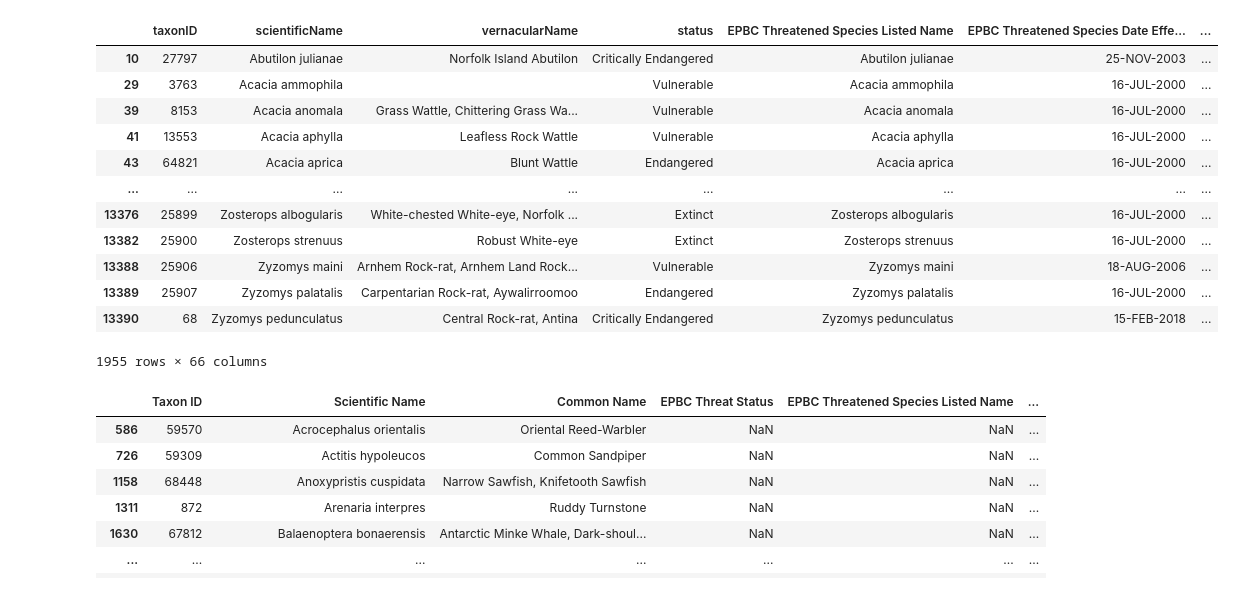
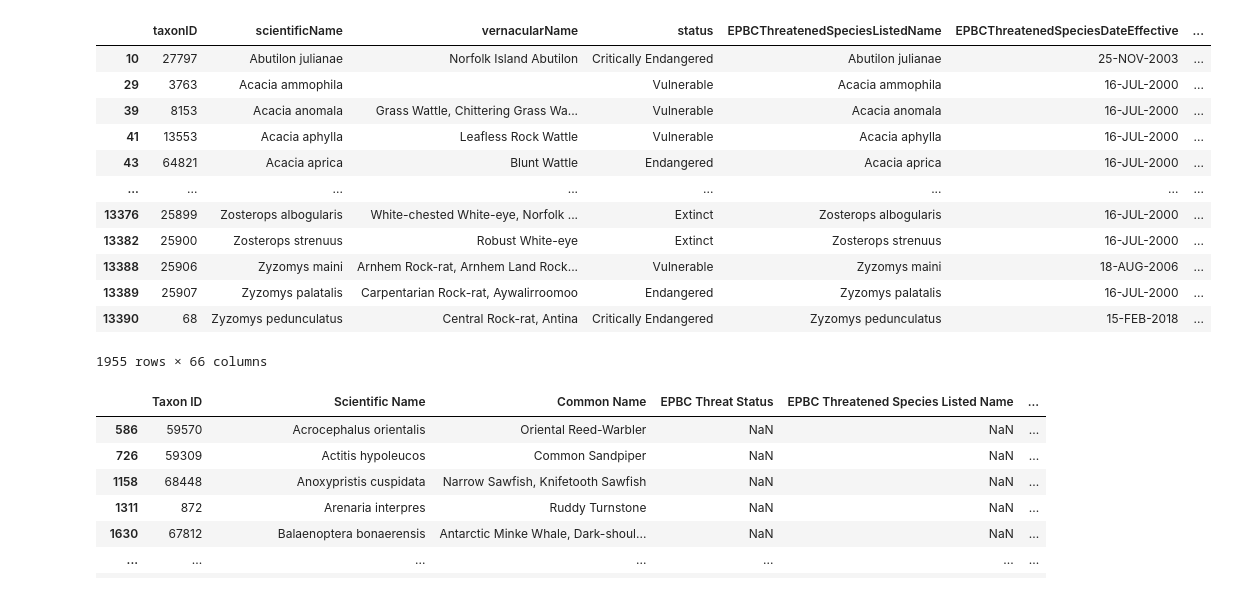
Before and after one commit to AtlasOfLivingAustralia/authoritative-lists, a Jupyter notebook: source-code/py-notebook/EPBC-list.ipynb, the cells around one changed output. Saved outputs shown, nothing was run; the diff lists cells and outputs as text; code cells hidden in the pictures.

```diff
--- a/source-code/py-notebook/EPBC-list.ipynb
+++ b/source-code/py-notebook/EPBC-list.ipynb
@@ -1,28 +1,41 @@
 # %%
 # import essential libraries
 import pandas as pd
+import numpy as np
 
 # top level directory
-projectdir = "/Users/new330/IdeaProjects/authoritative-lists/"
+# projectdir = "/Users/new330/IdeaProjects/authoritative-lists/"
+projectDir = "/Users/oco115/PycharmProjects/authoritative-lists/"
+dataDir = "current-lists/conservation-lists/"
 # %%
 # list was downloaded from
-epbcreport = pd.read_csv(projectdir + "source-data/EPBCA/10052022-123645-report.csv",skiprows=1)
+epbcreport = pd.read_csv(projectDir + "source-data/EPBCA/10052022-123645-report.csv",skiprows=1)
 # %%
 # create an epbc list: should be 1955 species (with EPBC Threat Status)
 epbc = epbcreport[epbcreport["EPBC Threat Status"].notna()]
 # %%
-# to do - including all columns up to and including Taxon Group
+# to do - including all columns
 # DWC where obvious, otherwise retain fieldnames in camelCase
+
 epbc = epbc.rename(columns=
 {
     'Taxon ID':'taxonID',
+    'TaxonGroup':'taxonRemarks',
     'Scientific Name':'scientificName',
     'Common Name':'vernacularName',
     'EPBC Threat Status':'status'
 })
+
+epbc.columns = epbc.columns.str.replace(r"[().: ]", "", regex=True) # remove all spaces and : () from column names
+epbc.drop(['Unnamed65'],axis=1)
+coltuple = np.where(epbc.columns.str.contains(r'ListedName\d'))
+colIdx = coltuple[0]
+epbc.columns.values[colIdx] = epbc.columns.values[colIdx] + epbc.columns.values[colIdx-1]
+# epbc.to_csv(projectDir + dataDir + "EPBCA-new-conservation.csv",index=False)
+epbc.columns
 epbc
 # %% [output]
-|  | taxonID | scientificName | vernacularName | status | EPBC Threatened Species Listed Name | EPBC Threatened Species Date Effe... | ... |
+|  | taxonID | scientificName | vernacularName | status | EPBCThreatenedSpeciesListedName | EPBCThreatenedSpeciesDateEffective | ... |
 | 10 | 27797 | Abutilon julianae | Norfolk Island Abutilon | Critically Endangered | Abutilon julianae | 25-NOV-2003 | ... |
 | 29 | 3763 | Acacia ammophila |  | Vulnerable | Acacia ammophila | 16-JUL-2000 | ... |
 | 39 | 8153 | Acacia anomala | Grass Wattle, Chittering Grass Wa... | Vulnerable | Acacia anomala | 16-JUL-2000 | ... |
```
Also changed, not shown: parts of 7 cells of this notebook, 6 other files.
